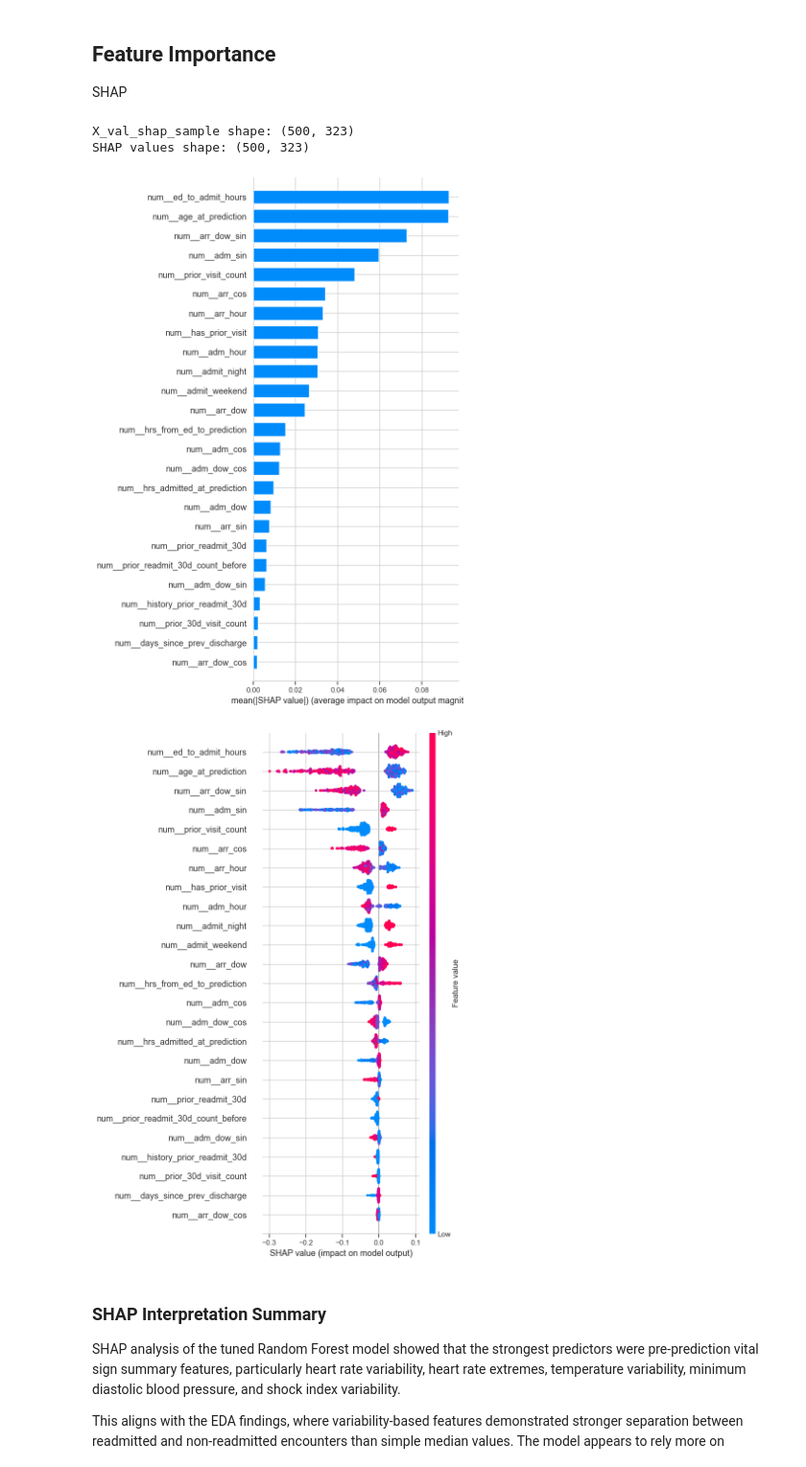
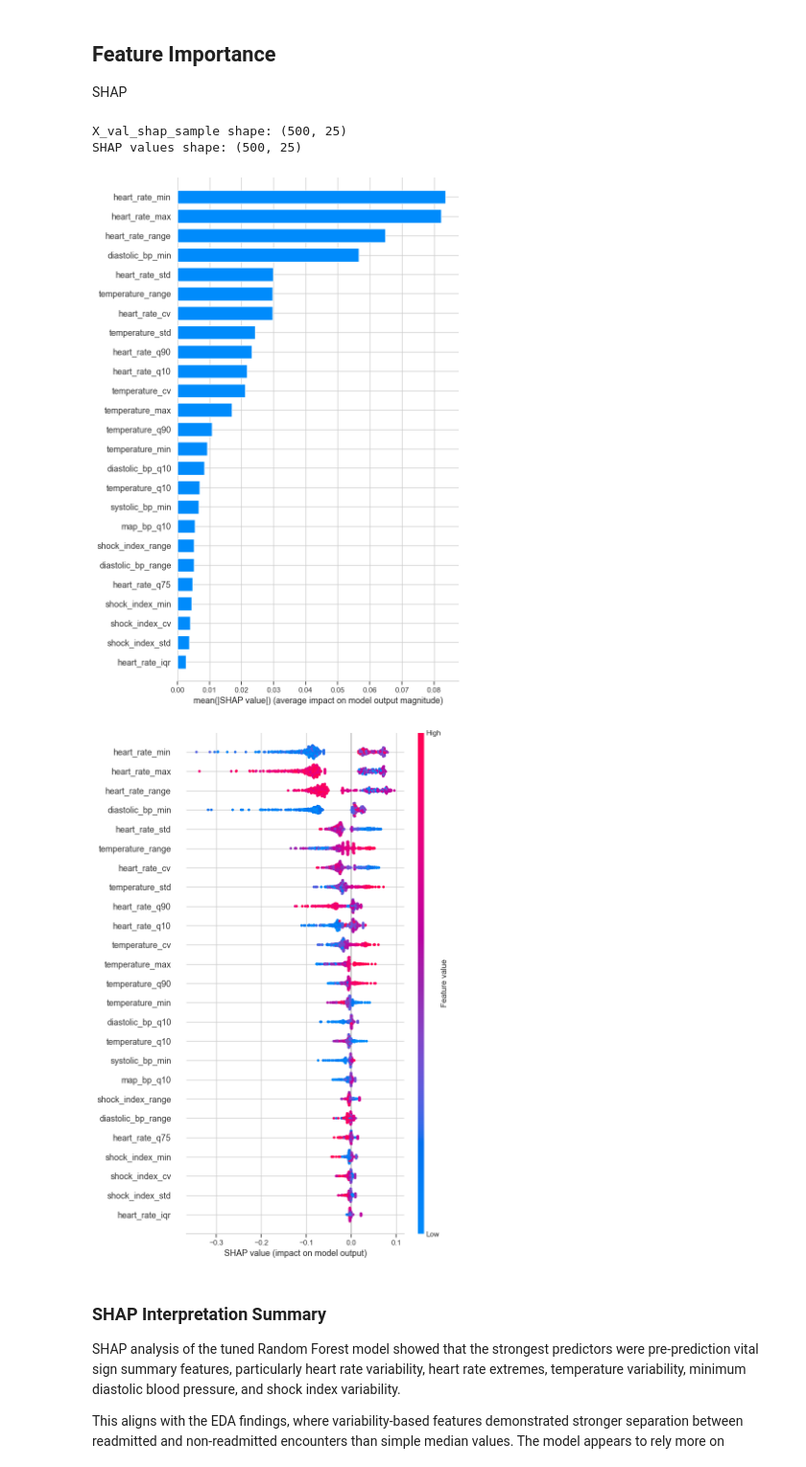
Before and after one commit to smatlock/ehr-readmissions, a Jupyter notebook: readmissions-model-dev.ipynb, the cells around one changed output. Shown at 96% size. Cells and saved outputs as stored; diff of their text form; code cells hidden in the pictures.

Commit message:
Updated SHAP
Updated SHAP plot and feature importance to show correct features

```diff
--- a/readmissions-model-dev.ipynb
+++ b/readmissions-model-dev.ipynb
@@ -910,68 +909,69 @@ dict_keys(['preprocessor', 'selector', 'selected_feature_names', 'model', 'prod_
 SHAP
 # %%
 # ---------------------------------------------------------------------
-# SHAP explanations for tuned Random Forest model
+# SHAP explanations for tuned RF 25-feature model
 # ---------------------------------------------------------------------
-rf_model = final_rf_25
 
-# Transform validation data
+rf_model = loaded_model["model"]
+preprocessor = loaded_model["preprocessor"]
+selector = loaded_model["selector"]
+selected_feature_names = loaded_model["selected_feature_names"]
+
+# 1. Preprocess
 X_val_processed = preprocessor.transform(X_test)
-feature_names = preprocessor.get_feature_names_out()
 
 if hasattr(X_val_processed, "toarray"):
     X_val_processed = X_val_processed.toarray()
 
+# 2. Apply feature selector
+X_val_selected = selector.transform(X_val_processed)
+
+# 3. Use selected feature names only
 X_val_shap = pd.DataFrame(
-    X_val_processed,
-    columns=feature_names,
+    X_val_selected,
+    columns=selected_feature_names,
     index=X_test.index,
 )
 
-# Sample for speed/readability
+# 4. Sample for speed
 X_val_shap_sample = X_val_shap.sample(
     n=min(500, len(X_val_shap)),
     random_state=42,
 )
 
+# 5. Explain final RF model
 explainer = shap.TreeExplainer(rf_model)
-
 shap_values = explainer.shap_values(X_val_shap_sample)
 
-# Handle sklearn RF SHAP output formats
 if isinstance(shap_values, list):
-    # Older SHAP: list with one array per class
     shap_values_readmit = shap_values[1]
 elif len(np.array(shap_values).shape) == 3:
-    # Newer SHAP: shape = rows x features x classes
     shap_values_readmit = shap_values[:, :, 1]
 else:
-    # Already rows x features
     shap_values_readmit = shap_values
 
 print("X_val_shap_sample shape:", X_val_shap_sample.shape)
 print("SHAP values shape:", shap_values_readmit.shape)
 
-# Bar plot is usually cleaner for RF
 shap.summary_plot(
     shap_values_readmit,
     X_val_shap_sample,
     plot_type="bar",
     max_display=25,
     show=True,
 )
 
-# Beeswarm plot
 shap.summary_plot(
     shap_values_readmit,
     X_val_shap_sample,
     max_display=25,
     show=True,
 )
 # %% [output]
-X_val_shap_sample shape: (500, 323)
-SHAP values shape: (500, 323)
+X_val_shap_sample shape: (500, 25)
+SHAP values shape: (500, 25)
-[figure, old version]
+[figure, new version]
-[figure, old version]
+[figure, new version]
 # %% [markdown]
 ### SHAP Interpretation Summary
 
```
Also changed, not shown: parts of 2 cells of this notebook.
